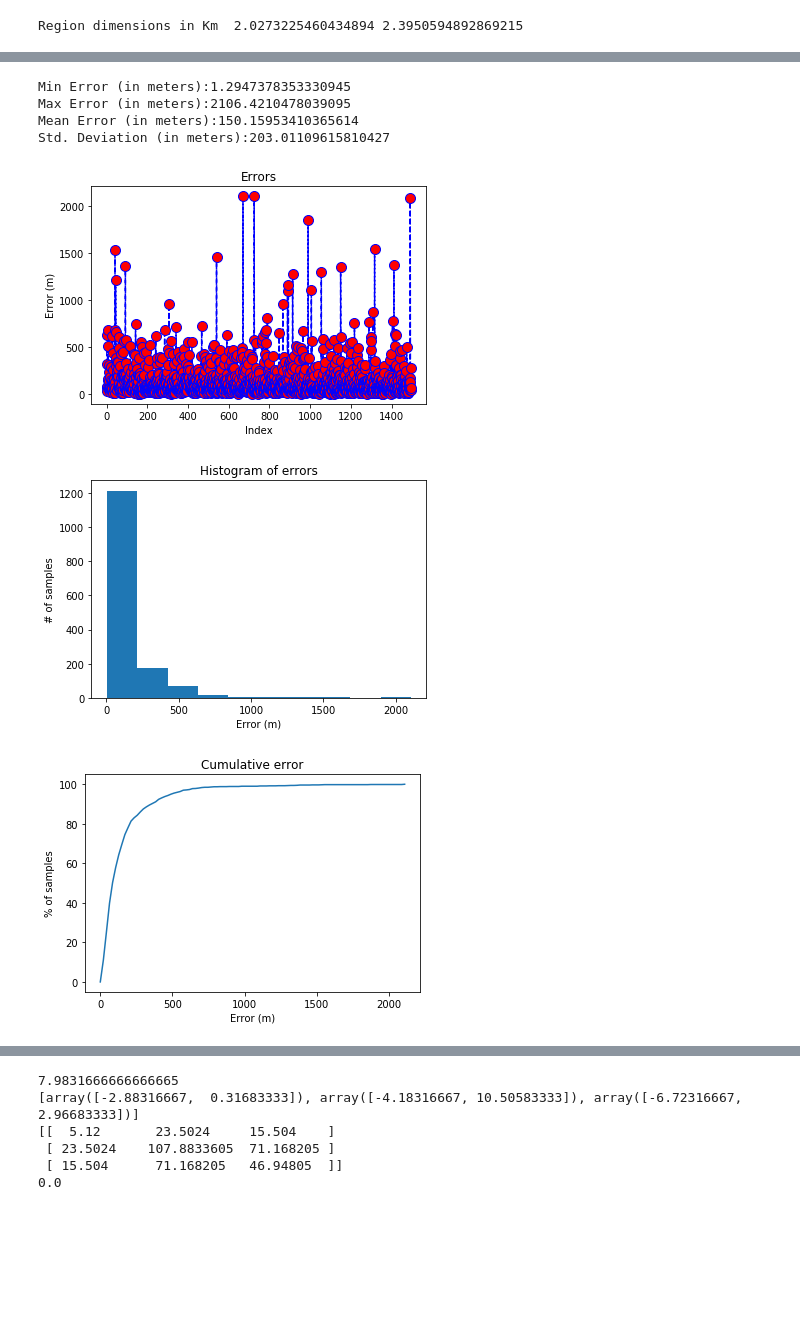
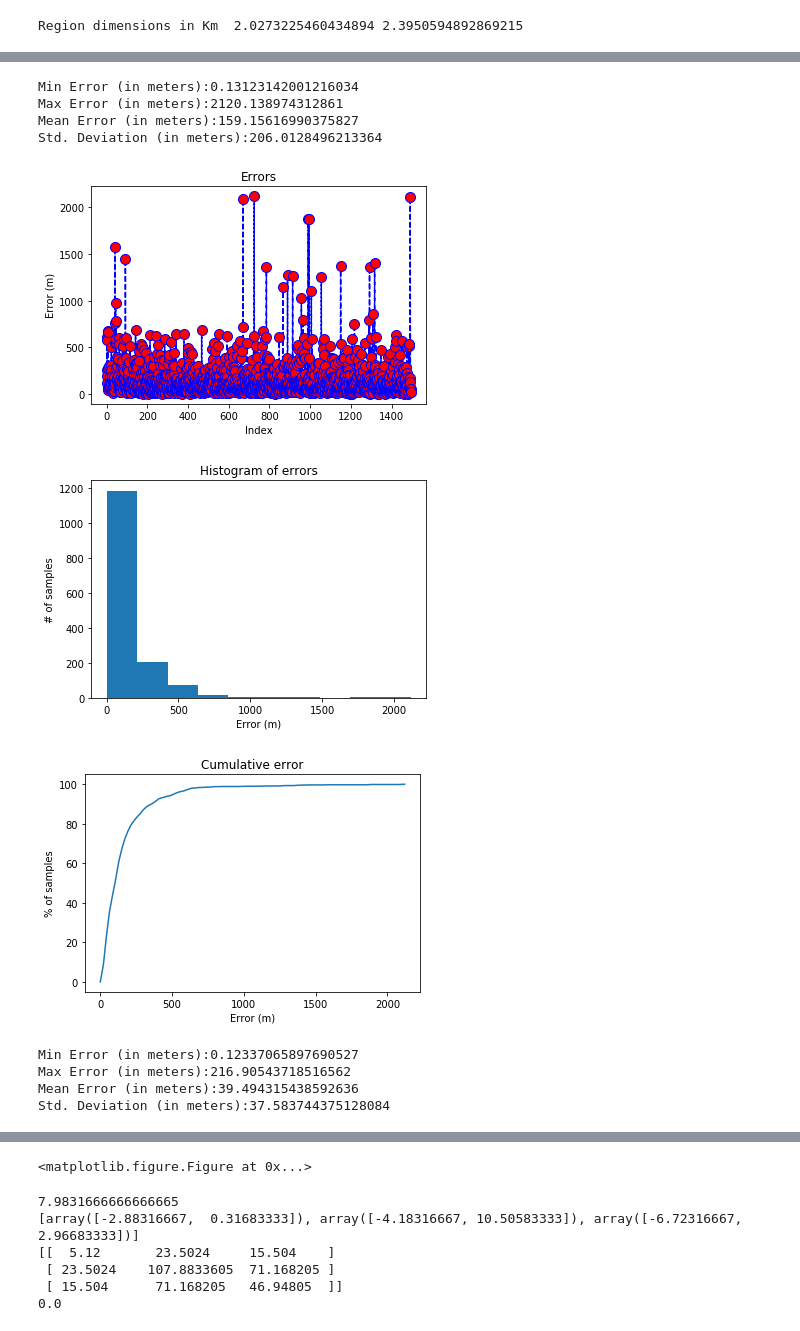
Before and after one commit to Decezaris/Cmoveis, a Jupyter notebook: main - Copy.ipynb, the cells around one changed output, grey strips where cells are left out. Cells and saved outputs as stored; diff of their text form; code cells hidden in the pictures; blank space fills up the shorter version.

```diff
--- a/main - Copy.ipynb
+++ b/main - Copy.ipynb
@@ -59,6 +59,12 @@ y_test = test[['pathBTS1',
                'pathBTS4',
                'pathBTS5',
                'pathBTS6']]
+
+y_knn_train = train[["lat", "lon"]]
+X_knn_train = train.iloc[:, 3:]
+
+y_knn_test = test[["lat", "lon"]]
+X_knn_test= test.iloc[:, 3:]
 # %%
 from util.MultiRegressor import MultiRegressor
 from sklearn.metrics import mean_squared_error
@@ -67,6 +73,9 @@ from math import ceil
 
 clf = neighbors.KNeighborsRegressor()
 parameters = {'n_neighbors':list(range(1,30))}
+
+clf2 = neighbors.KNeighborsRegressor()
+parameters2 = {'n_neighbors':list(range(1,30))}
 
 #clf = RandomForestRegressor(random_state =100)
 #parameters = {"max_depth":[2,4], "n_estimators": [50]}
@@ -80,9 +89,15 @@ parameters = {'n_neighbors':list(range(1,30))}
 multiregressor = MultiRegressor(clf, parameters)
 multiregressor.fit(X_train, y_train)
 
+knn_multiregressor = MultiRegressor(clf2, parameters2)
+knn_multiregressor.fit(X_knn_train, y_knn_train)
+
+
 print(multiregressor.best_parameters_)
+print(knn_multiregressor.best_parameters_)
 
 y_pred = multiregressor.predict(X_test)
+y_pred_knn = knn_multiregressor.predict(X_knn_test)
 
 #display(y_pred)
 ems = mean_squared_error(y_test, y_pred)
@@ -134,8 +150,8 @@ cell_size = 0.020 #grid in kilometers
 side_square = max(side_a, side_b)
 
 grid_step = ceil(side_square / cell_size) + 1
-grid_lats = np.linspace(min_lat, max_lat, 60)
-grid_lons = np.linspace(min_lon, max_lon, 60)
+grid_lats = np.linspace(min_lat, max_lat, 40)
+grid_lons = np.linspace(min_lon, max_lon, 40)
 
 lat_centers = [(l1 + l2)/2 for l1, l2 in zip(grid_lats, grid_lats[1:])]
 lon_centers = [(l1 + l2)/2 for l1, l2 in zip(grid_lons, grid_lons[1:])]
@@ -294,14 +310,25 @@ array([[ -8.075448, -34.893459],
 # %%
 from util.statistics import get_errors,show_stats,show_stats_graphs,show_box_plots
 
 error_fingerprint = get_errors(lat_lon, lat_lon_closest)
 show_stats(error_fingerprint)
 show_stats_graphs(error_fingerprint)
+
+error_knn = get_errors(y_knn_test, y_pred_knn)
+show_stats(error_knn)
+show_stats_graphs(error_knn)
+
+
+show_box_plots([error_fingerprint, error_knn],["Fingerprint", "KNN"])
 # %% [output]
-Min Error (in meters):1.2947378353330945
-Max Error (in meters):2106.4210478039095
-Mean Error (in meters):150.15953410365614
-Std. Deviation (in meters):203.01109615810427
+Min Error (in meters):0.13123142001216034
+Max Error (in meters):2120.138974312861
+Mean Error (in meters):159.15616990375827
+Std. Deviation (in meters):206.0128496213364
-[figure, old version]
+[figure, new version]
-[figure, old version]
+[figure, new version]
 [figure]
+Min Error (in meters):0.12337065897690527
+Max Error (in meters):216.90543718516562
+Mean Error (in meters):39.494315438592636
+Std. Deviation (in meters):37.583744375128084
@@ -308,3 +339,4 @@ Std. Deviation (in meters):203.01109615810427
+<matplotlib.figure.Figure at 0x...>
 # %%
 a = [[5.1,8.3], [3.8,18.489], [1.26, 10.95]]
 m = np.mean(a)
```
Also changed, not shown: parts of 3 cells of this notebook, 6 other files.
